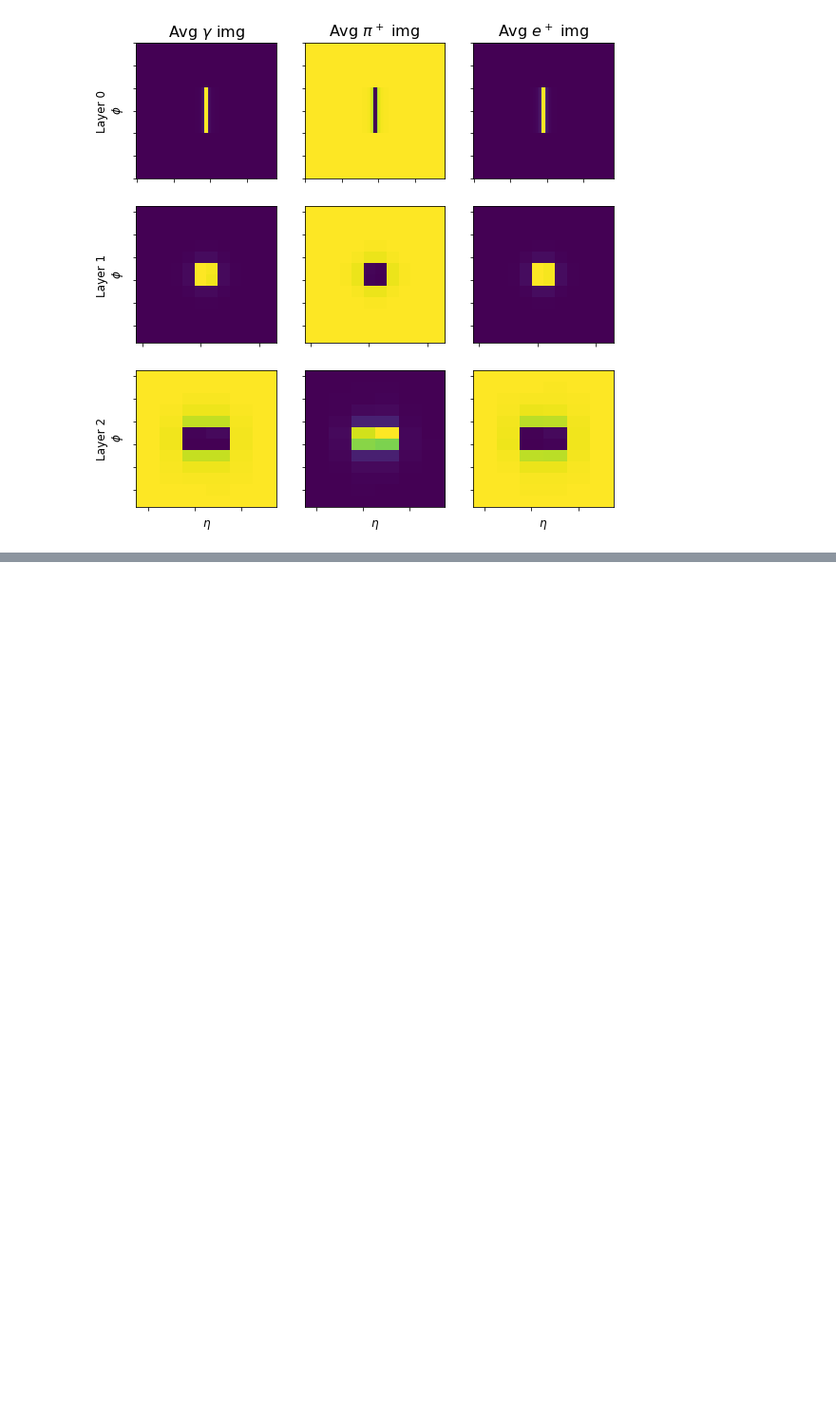
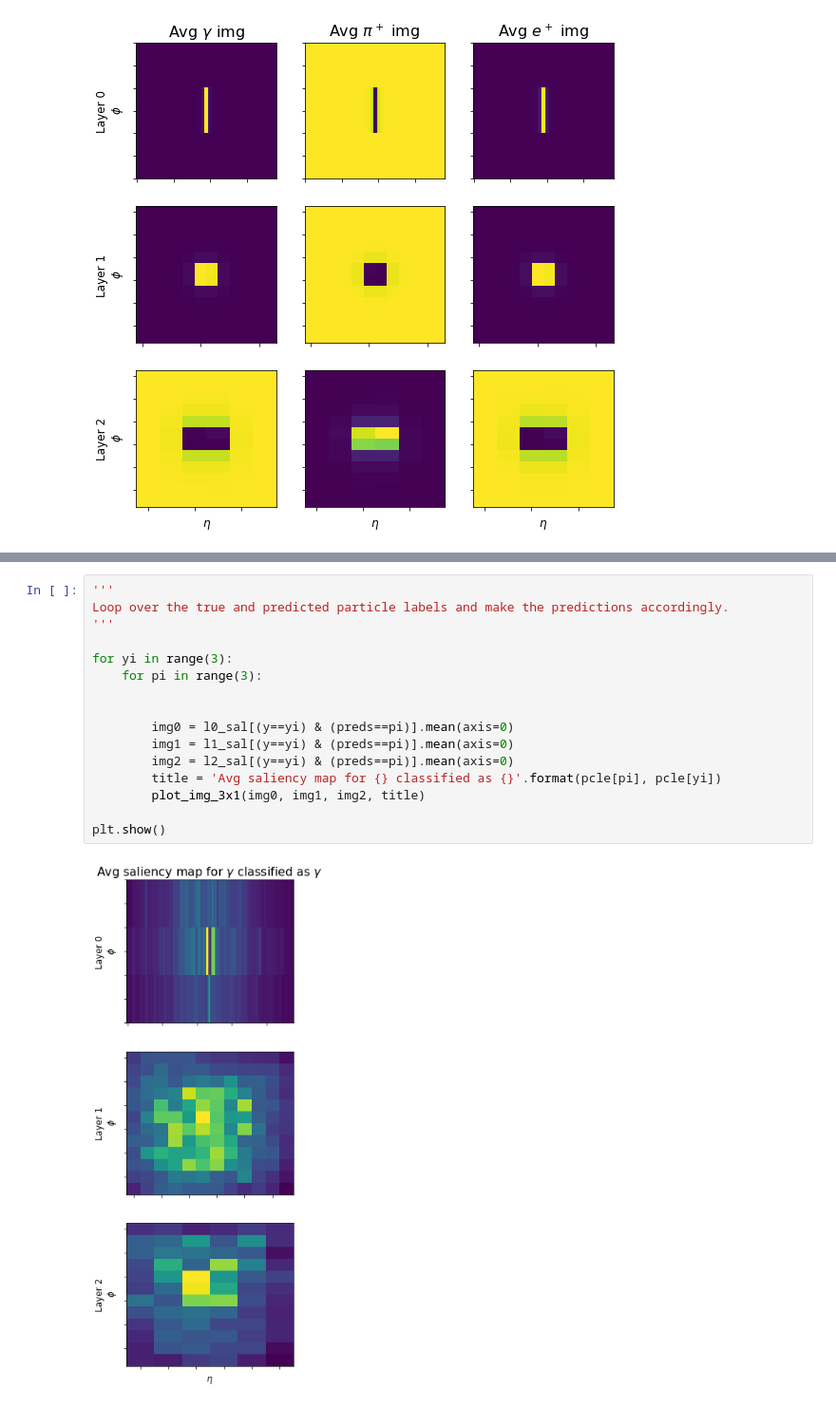
Before and after one commit to nhartman94/CNN_Project, a Jupyter notebook: Notebooks/Visualizations.ipynb, the cells around one changed output, grey strips where cells are left out. Shown at 95% size. Drawn from its saved outputs; the diff is of its cells as text; blank space fills up the shorter version.

```diff
--- a/Notebooks/Visualizations.ipynb
+++ b/Notebooks/Visualizations.ipynb
@@ -317,0 +305,18 @@ plt.show()
+# %%
+'''
+Loop over the true and predicted particle labels and make the predictions accordingly.
+'''
+
+for yi in range(3):
+    for pi in range(3):
+
+
+        img0 = l0_sal[(y==yi) & (preds==pi)].mean(axis=0)
+        img1 = l1_sal[(y==yi) & (preds==pi)].mean(axis=0)
+        img2 = l2_sal[(y==yi) & (preds==pi)].mean(axis=0)
+        title = 'Avg saliency map for {} classified as {}'.format(pcle[pi], pcle[yi])
+        plot_img_3x1(img0, img1, img2, title)
+
+plt.show()
+# %% [output]
+[figure, added]
```
Also changed, not shown: parts of 12 cells of this notebook.
